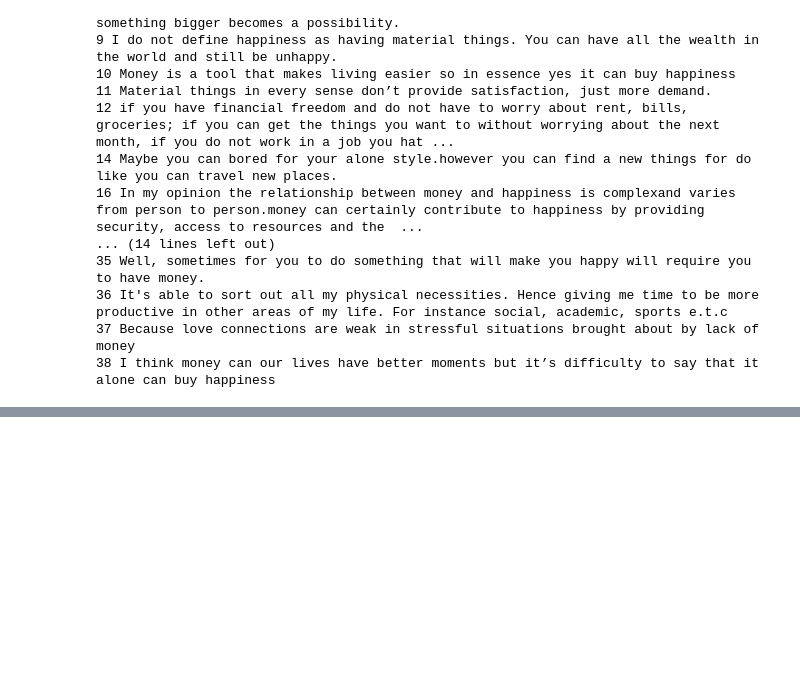
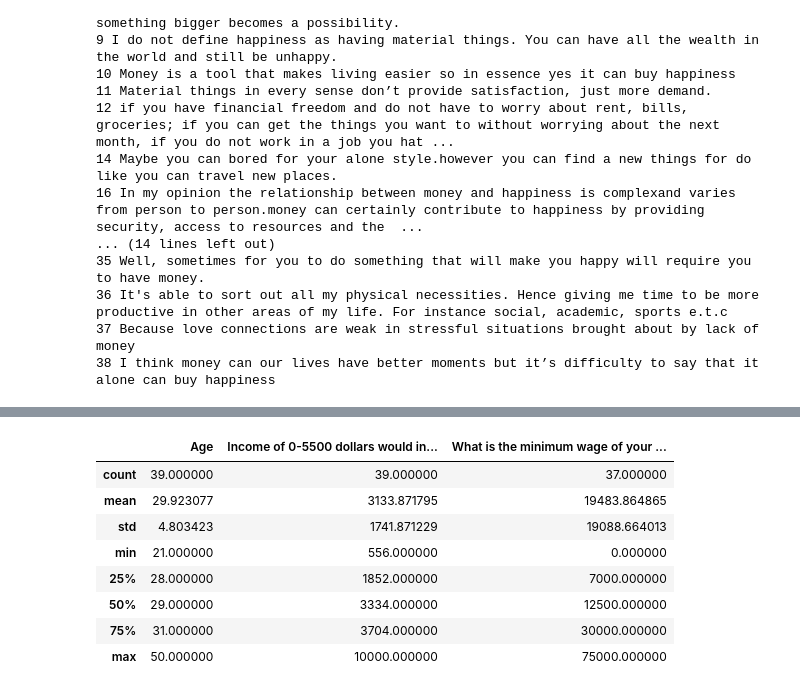
Before and after one commit to ThomasMwaba/money_happiness_project, a Jupyter notebook: money_and_happiness.ipynb, the cells around one changed output, grey strips where cells are left out. Saved outputs shown, nothing was run; the diff lists cells and outputs as text; code cells hidden in the pictures; blank space fills up the shorter version.

```diff
--- a/money_and_happiness.ipynb
+++ b/money_and_happiness.ipynb
@@ -407,0 +445,12 @@ column_B_value
+# %%
+df.describe()
+# %% [output]
+|  | Age | Income of 0-5500 dollars would in... | What is the minimum wage of your ... |
+| count | 39.000000 | 39.000000 | 37.000000 |
+| mean | 29.923077 | 3133.871795 | 19483.864865 |
+| std | 4.803423 | 1741.871229 | 19088.664013 |
+| min | 21.000000 | 556.000000 | 0.000000 |
+| 25% | 28.000000 | 1852.000000 | 7000.000000 |
+| 50% | 29.000000 | 3334.000000 | 12500.000000 |
+| 75% | 31.000000 | 3704.000000 | 30000.000000 |
+| max | 50.000000 | 10000.000000 | 75000.000000 |
```
Also changed, not shown: parts of 21 cells of this notebook.
